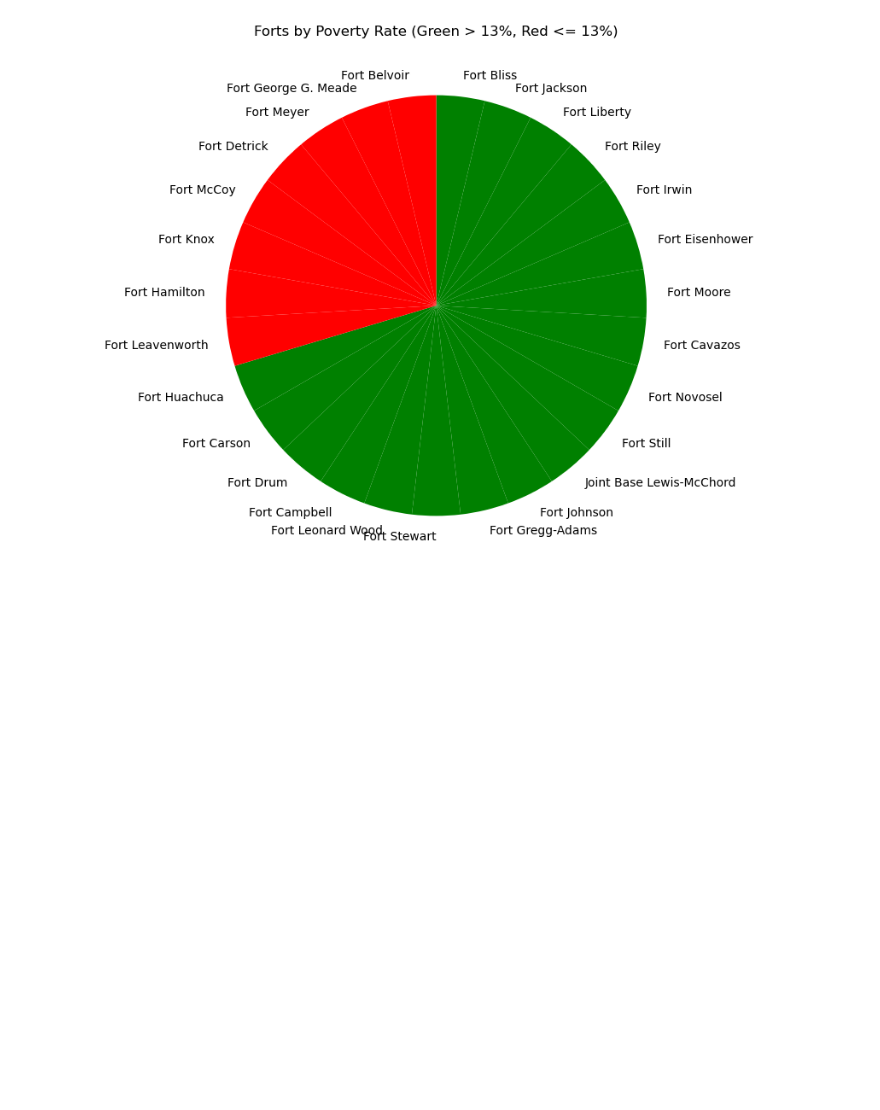
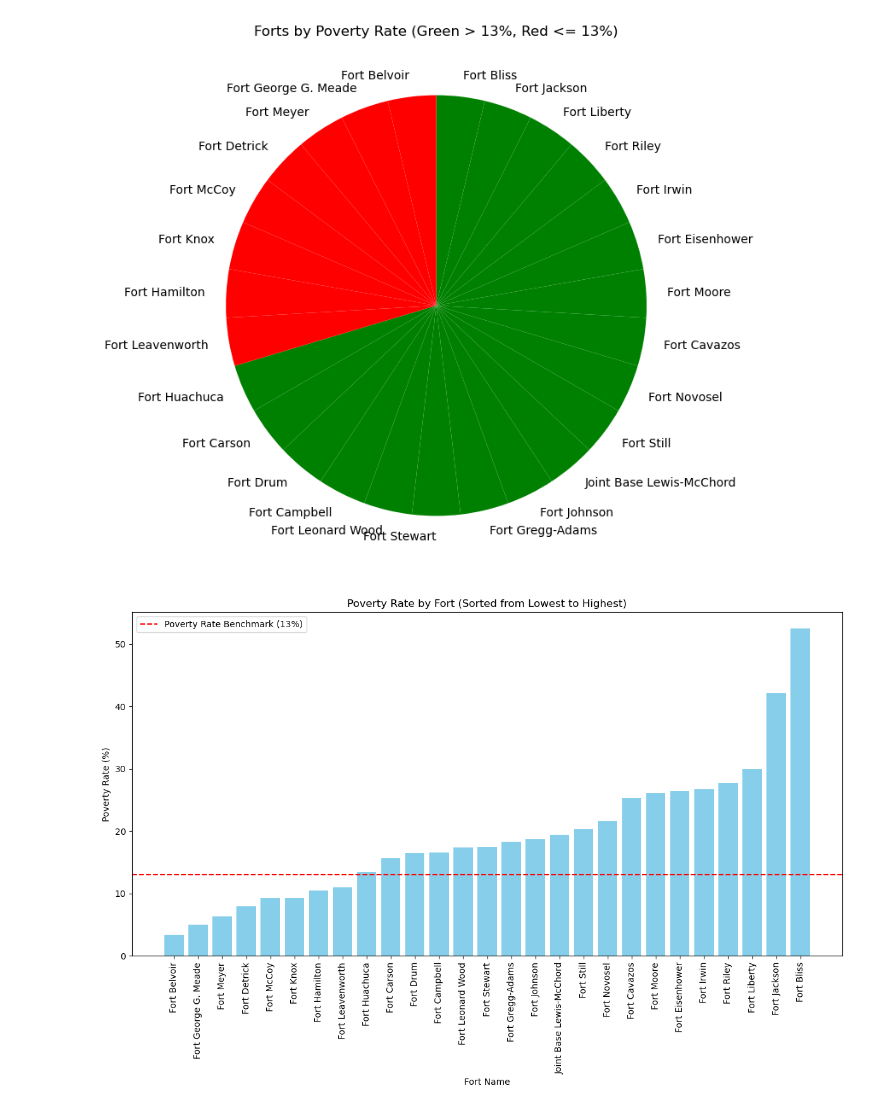
Before and after one commit to snystrom-github/Group8_Project1, a Jupyter notebook: Project_File_Final - Martin.ipynb, the cells around one changed output. Cells and saved outputs as stored; diff of their text form; code cells hidden in the pictures; blank space fills up the shorter version.

Commit message:
More Graphs Update

```diff
--- a/Project_File_Final - Martin.ipynb
+++ b/Project_File_Final - Martin.ipynb
@@ -344,9 +342,9 @@ data = {
                          52.52, 25.27, 3.40, 18.30, 6.37,
                          19.46, 9.29]
 }
-census_pd = pd.DataFrame(data)
+Test_pd = pd.DataFrame(data)
 # Sorting data by the poverty rate to group the colors (green for >13%, red for <=13%)
-census_pd_sorted = census_pd.sort_values(by='Poverty Rate (%)', ascending=False)
+census_pd_sorted = Test_pd.sort_values(by='Poverty Rate (%)', ascending=False)
 # Reassign colors after sorting
 sorted_colors = ['green' if rate > 13 else 'red' for rate in census_pd_sorted['Poverty Rate (%)']]
 # Plotting the pie chart with grouped colors
@@ -356,3 +354,24 @@ plt.title("Forts by Poverty Rate (Green > 13%, Red <= 13%)")
 plt.show()
 # %% [output]
 [figure]
+# %%
+# Re-creating the "census_pd" DataFrame
+
+
+
+# Sorting the DataFrame by poverty rate in ascending order for the bar chart
+census_pd_sorted_bar = Test_pd.sort_values(by='Poverty Rate (%)')
+
+# Plotting the bar chart with sorted poverty rates
+plt.figure(figsize=(12, 8))
+plt.bar(census_pd_sorted_bar['Name'], census_pd_sorted_bar['Poverty Rate (%)'], color='skyblue')
+plt.axhline(y=13, color='red', linestyle='--', linewidth=1.5, label="Poverty Rate Benchmark (13%)")
+plt.xticks(rotation=90)
+plt.xlabel("Fort Name")
+plt.ylabel("Poverty Rate (%)")
+plt.title("Poverty Rate by Fort (Sorted from Lowest to Highest)")
+plt.legend()
+plt.tight_layout()
+plt.show()
+# %% [output]
+[figure, added]
```
Also changed, not shown: parts of 6 cells of this notebook, 2 other files.
